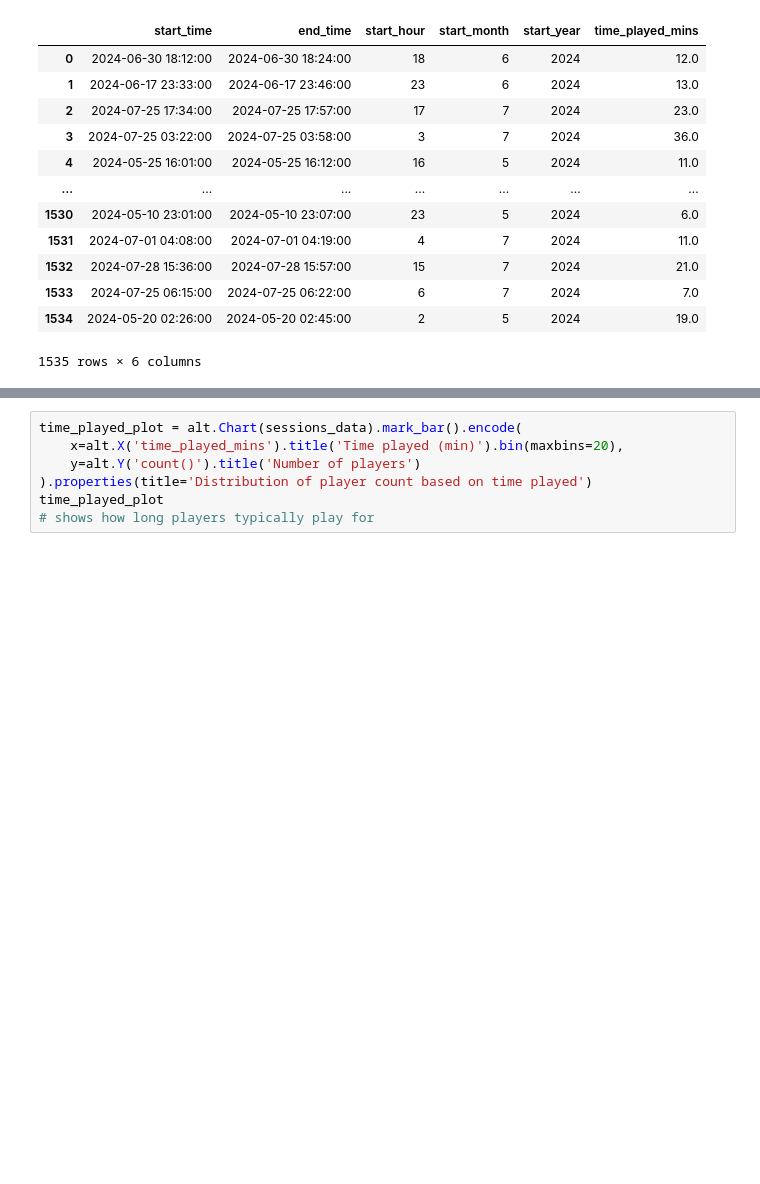
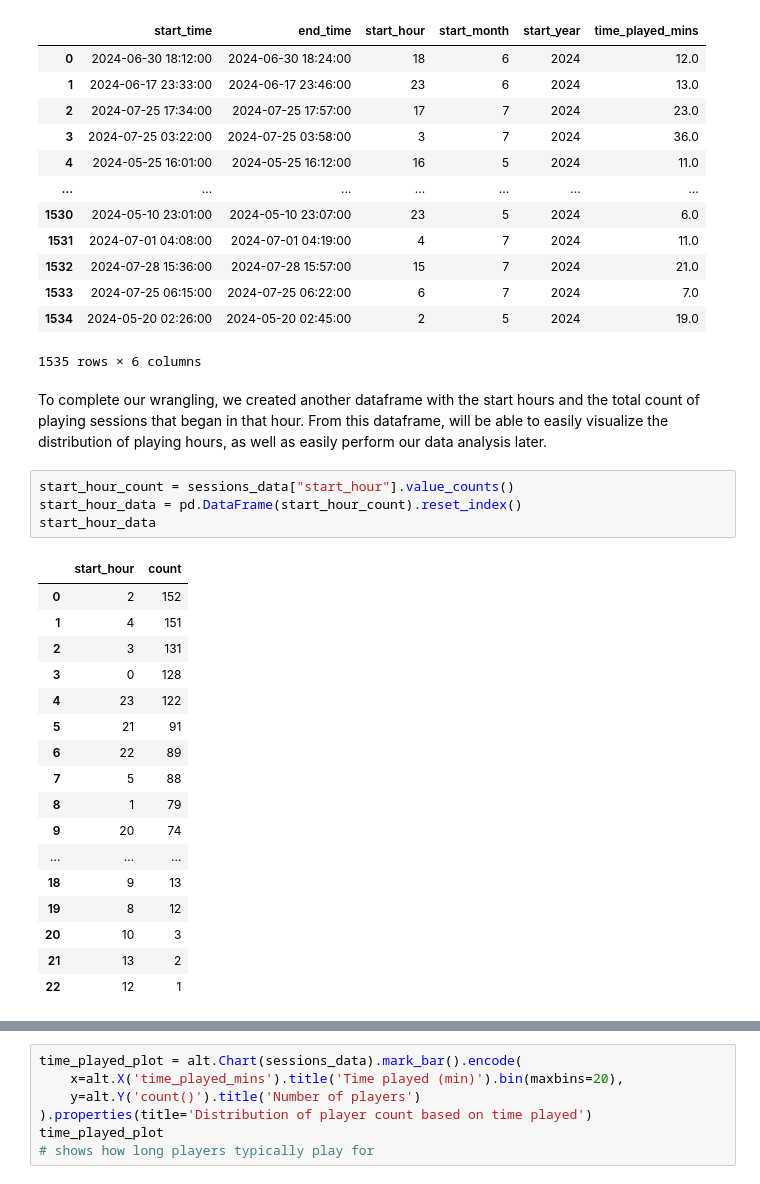
Before and after one commit to ryann-wilson/dsci-100-2024w1-group-104, a Jupyter notebook: datetime_data.ipynb, the cells around one changed output, grey strips where cells are left out. Drawn from its saved outputs; the diff is of its cells as text; blank space fills up the shorter version.

```diff
--- a/datetime_data.ipynb
+++ b/datetime_data.ipynb
@@ -109,3 +115,27 @@ sessions_data
 | 1533 | 2024-07-25 06:15:00 | 2024-07-25 06:22:00 | 6 | 7 | 2024 | 7.0 |
 | 1534 | 2024-05-20 02:26:00 | 2024-05-20 02:45:00 | 2 | 5 | 2024 | 19.0 |
 1535 rows × 6 columns
+# %% [markdown]
+To complete our wrangling, we created another dataframe with the start hours and the total count of playing sessions that began in that hour. From this dataframe, will be able to easily visualize the distribution of playing hours, as well as easily perform our data analysis later.
+# %%
+start_hour_count = sessions_data["start_hour"].value_counts()
+start_hour_data = pd.DataFrame(start_hour_count).reset_index()
+start_hour_data
+# %% [output]
+|  | start_hour | count |
+| 0 | 2 | 152 |
+| 1 | 4 | 151 |
+| 2 | 3 | 131 |
+| 3 | 0 | 128 |
+| 4 | 23 | 122 |
+| 5 | 21 | 91 |
+| 6 | 22 | 89 |
+| 7 | 5 | 88 |
+| 8 | 1 | 79 |
+| 9 | 20 | 74 |
+| ... | ... | ... |
+| 18 | 9 | 13 |
+| 19 | 8 | 12 |
+| 20 | 10 | 3 |
+| 21 | 13 | 2 |
+| 22 | 12 | 1 |
```
Also changed, not shown: parts of 9 cells of this notebook.
